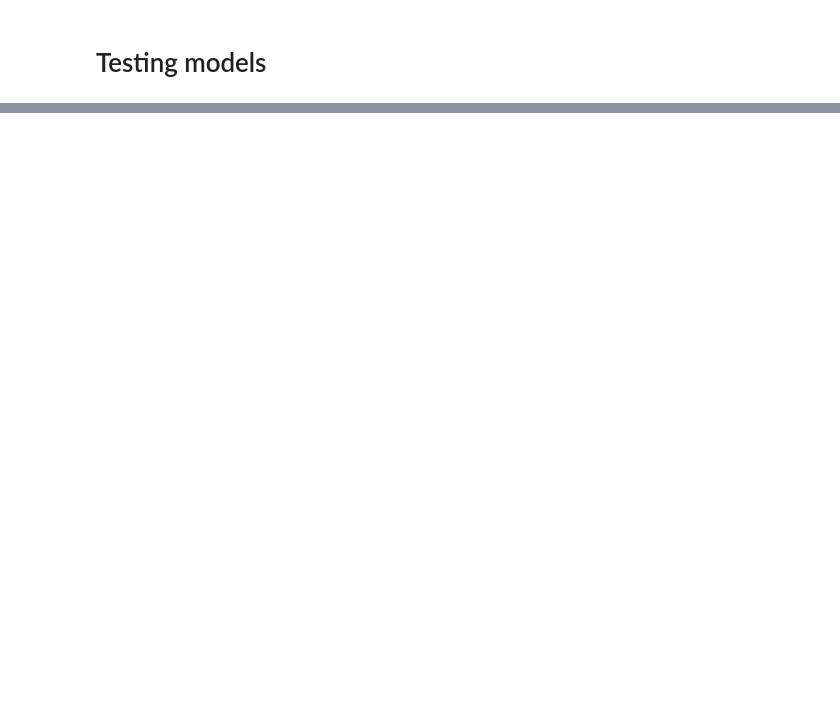
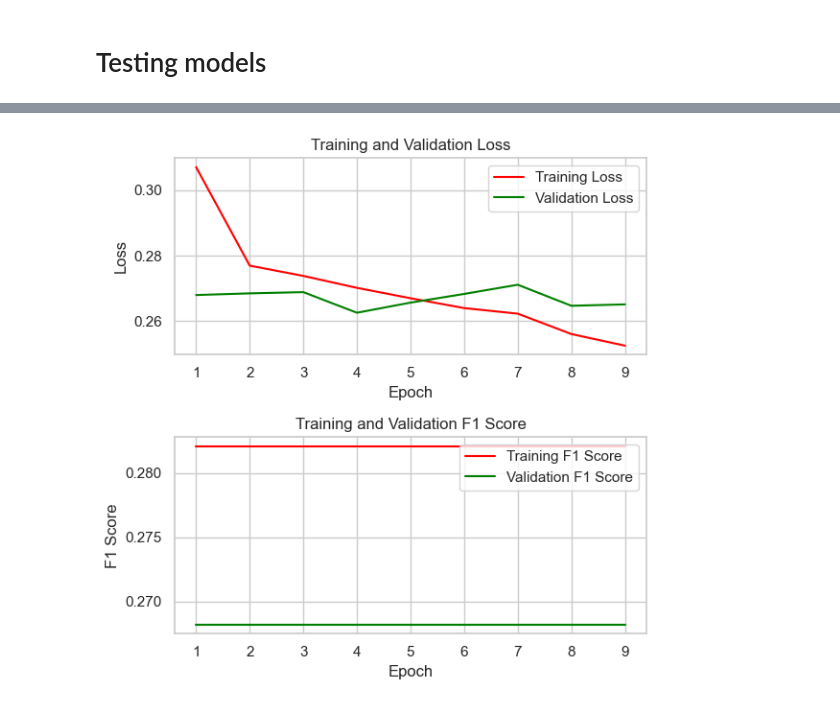
Before and after one commit to Michael-Pytel/Consumer-Loans-Analysis, a Jupyter notebook: notebooks/modeling_validation.ipynb, the cells around one changed output, grey strips where cells are left out. Drawn from its saved outputs; the diff is of its cells as text; code cells hidden in the pictures; blank space fills up the shorter version.

Commit message:
models_pre_trained

```diff
--- a/notebooks/modeling_validation.ipynb
+++ b/notebooks/modeling_validation.ipynb
@@ -367,0 +221,2 @@ ROC AUC score: 0.8999221746704105
+# %%
+svc_classifier = create_best_estimator(study, X_train, y_train, X_val, y_val, SVC)
@@ -367,0 +236,8 @@ ROC AUC score: 0.8999221746704105
+# %%
+ensemble_clf = VotingClassifier(estimators=[('XGBClassifier', xgb_classifier), ('GaussianNB', gaussian_classifier), ('SVC', svc_classifier)], voting='soft')
+
+ensemble_clf.fit(X_train, y_train)
+y_pred = ensemble_clf.predict(X_val)
+score = f1_score(y_val, y_pred, average="micro")
+
+print(f"Refitted best model f1-score on valid: {score}")
@@ -367,0 +248,21 @@ ROC AUC score: 0.8999221746704105
+# %%
+def get_simple_model(dropout=0.2):
+    return tf.keras.Sequential(
+        [
+            layers.Dense(256, input_shape=(X_train.shape[1],)),
+            layers.LeakyReLU(alpha=0.2),
+            layers.Dropout(dropout),
+            layers.Dense(128),
+            layers.LeakyReLU(alpha=0.2),
+            layers.Dense(128),
+            layers.LeakyReLU(alpha=0.2),
+            layers.Dense(64),
+            layers.LeakyReLU(alpha=0.2),
+            layers.Dropout(dropout),
+            layers.Dense(1, activation="softmax"),
+        ]
+    )
+# %%
+simple_classifier_02 = get_simple_model()
+simple_classifier_02.summary()
+history = train_model(simple_classifier_02, X_train, y_train, X_val, y_val)
@@ -367,0 +309,4 @@ ROC AUC score: 0.8999221746704105
+# %%
+plot_history(history)
+# %% [output]
+[figure, added]
```
Also changed, not shown: parts of 60 cells of this notebook, 2 other files.
